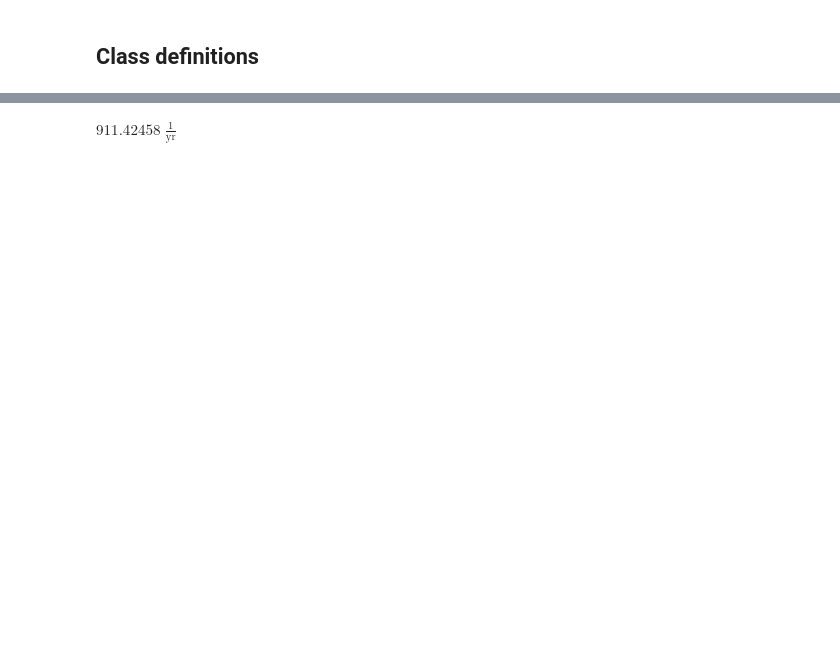
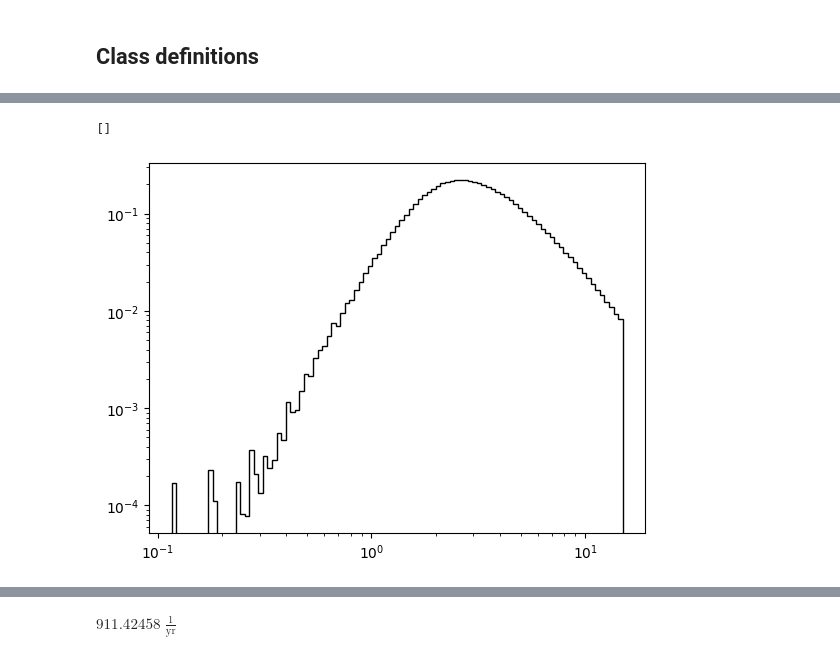
Before and after one commit to danielemichilli/slf, a Jupyter notebook: Gravitational_Lensing.ipynb, the cells around one changed output, grey strips where cells are left out. Saved outputs shown, nothing was run; the diff lists cells and outputs as text; code cells hidden in the pictures; blank space fills up the shorter version.

```diff
--- a/Gravitational_Lensing.ipynb
+++ b/Gravitational_Lensing.ipynb
@@ -1006,0 +1351,2 @@ for telescope_name in telescope_list:
+# %%
+frb_dist_z = np.random.choice(np.loadtxt('data/frb_redshift_dist.dat'), size=int(1e3))
@@ -1008,0 +1988,7 @@ for telescope_name in telescope_list:
+# %%
+y_hist, bins = np.histogram(frb_dist_z, bins=np.geomspace(frb_dist_z.min(), frb_dist_z.max(), 100), density=True)
+plt.stairs(y_hist, bins, color='k')
+plt.loglog()
+# %% [output]
+[]
+[figure, added]
```
Also changed, not shown: parts of 308 cells of this notebook.
